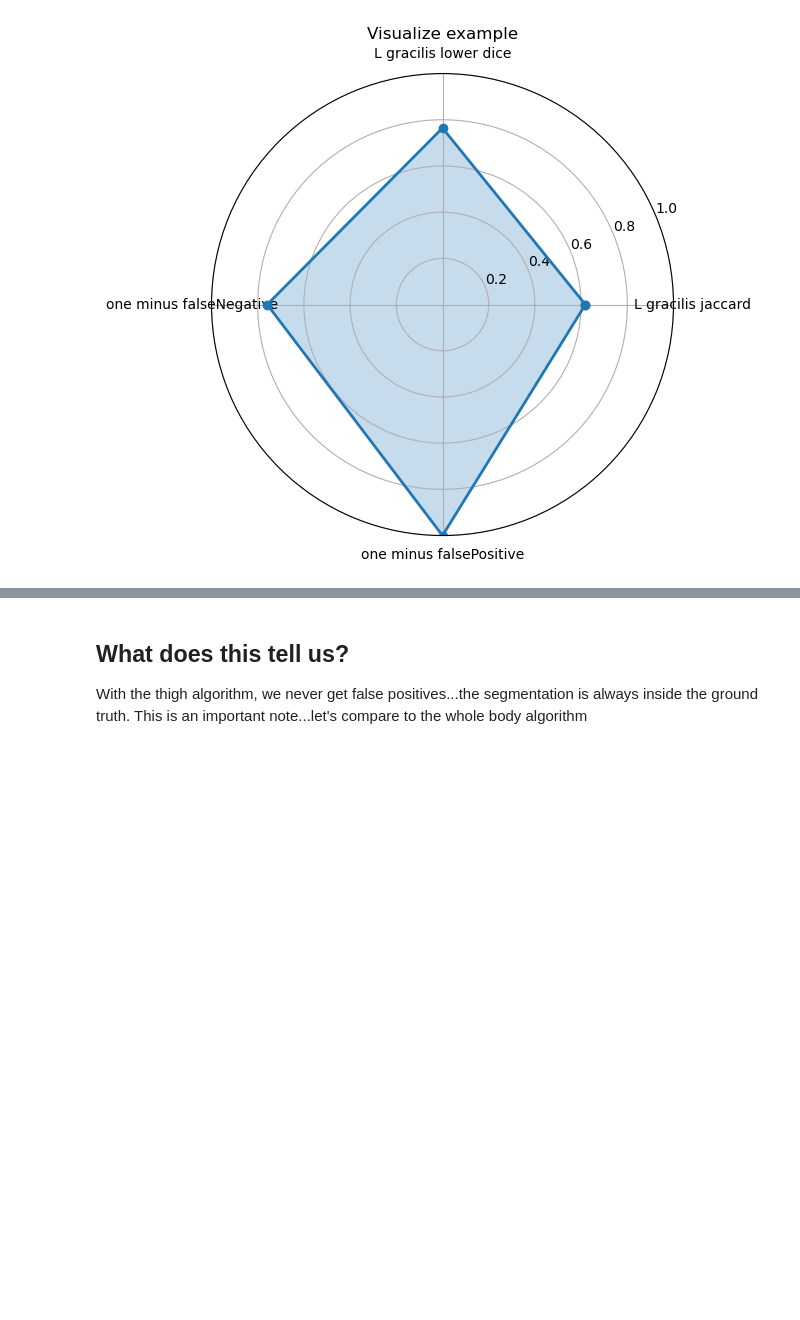
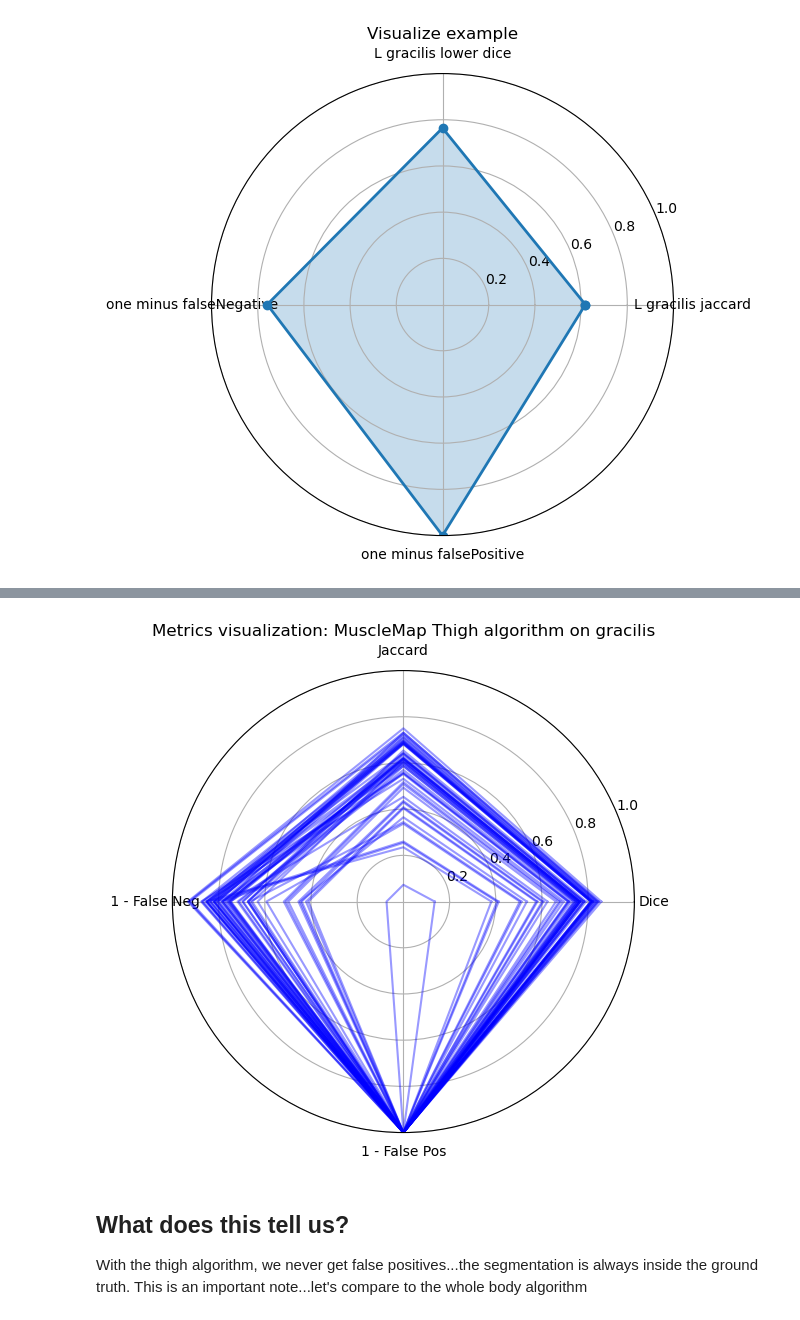
Before and after one commit to drcandacemakedamoore/dissector, a Jupyter notebook: eval_notebooks/evaluations_muscle_map/visual_compare.ipynb, the cells around one changed output, grey strips where cells are left out. Cells and saved outputs as stored; diff of their text form; code cells hidden in the pictures; blank space fills up the shorter version.

```diff
--- a/eval_notebooks/evaluations_muscle_map/visual_compare.ipynb
+++ b/eval_notebooks/evaluations_muscle_map/visual_compare.ipynb
@@ -127,32 +94,6 @@ radarplot_single_dataset(
 # %%
-metrics = [
-    "L_gracilis_lower_dice:",
-    "L_gracilis_jaccard",
-    "one_minus_falseNegative",
-    "one_minus_falsePositive"
-]
-
-# Create angles
-angles = np.linspace(0, 2*np.pi, len(metrics), endpoint=False)
-angles = np.append(angles, angles[0])
-
-# Create figure + polar axis
-fig, ax = plt.subplots(figsize=(6,6), subplot_kw=dict(polar=True))
-
-# Plot multiple samples
-for i in range(54):
-    row = thigh_left_grac_dataset.iloc[i]
-    values = row[metrics].values.astype(float)
-    values = np.append(values, values[0])
-    ax.plot(angles, values, color="blue", alpha=0.4)
-
-# Labels
-ax.set_xticks(angles[:-1])
-ax.set_xticklabels(["Dice", "Jaccard", " 1 - False Neg", "1 - False Pos"])
-ax.set_ylim(0, 1)
-
-plt.title("Metrics visualization: MuscleMap Thigh algorithm on gracilis")
-plt.show()
+# %% [output]
+[figure, added]
 # %% [markdown]
 ## What does this tell us?
 
```
Also changed, not shown: parts of 4 cells of this notebook, 1 other file.
